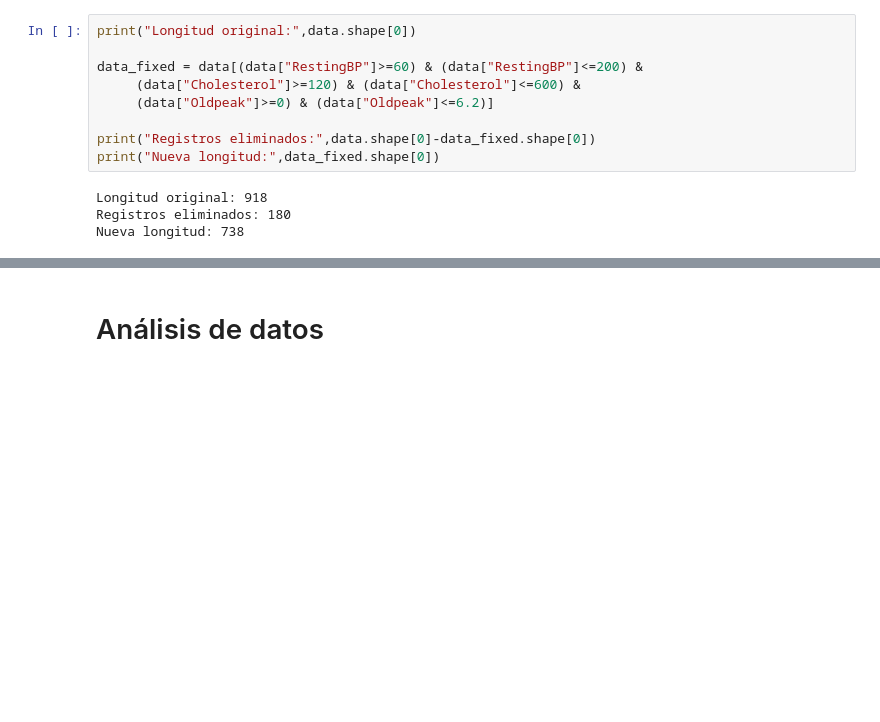
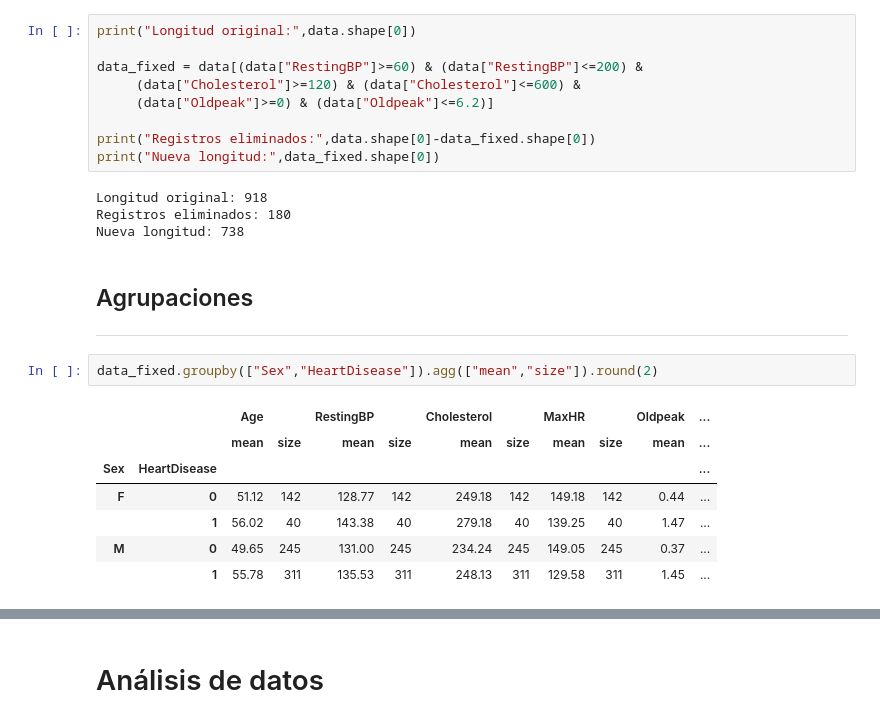
Before and after one commit to AndresF100/Projects_UNAL, a Jupyter notebook: Módulo 2/Proyecto Módulo 2.ipynb, the cells around one changed output, grey strips where cells are left out. Saved outputs shown, nothing was run; the diff lists cells and outputs as text; blank space fills up the shorter version.

```diff
--- a/Módulo 2/Proyecto Módulo 2.ipynb
+++ b/Módulo 2/Proyecto Módulo 2.ipynb
@@ -384,3 +338,16 @@ print("Nueva longitud:",data_fixed.shape[0])
 Longitud original: 918
 Registros eliminados: 180
 Nueva longitud: 738
+# %% [markdown]
+## Agrupaciones
+----
+# %%
+data_fixed.groupby(["Sex","HeartDisease"]).agg(["mean","size"]).round(2)
+# %% [output]
+|  |  | Age |  | RestingBP |  | Cholesterol |  | MaxHR |  | Oldpeak | ... |
+|  |  | mean | size | mean | size | mean | size | mean | size | mean | ... |
+| Sex | HeartDisease |  |  |  |  |  |  |  |  |  | ... |
+| F | 0 | 51.12 | 142 | 128.77 | 142 | 249.18 | 142 | 149.18 | 142 | 0.44 | ... |
+|  | 1 | 56.02 | 40 | 143.38 | 40 | 279.18 | 40 | 139.25 | 40 | 1.47 | ... |
+| M | 0 | 49.65 | 245 | 131.00 | 245 | 234.24 | 245 | 149.05 | 245 | 0.37 | ... |
+|  | 1 | 55.78 | 311 | 135.53 | 311 | 248.13 | 311 | 129.58 | 311 | 1.45 | ... |
```
Also changed, not shown: parts of 32 cells of this notebook.
